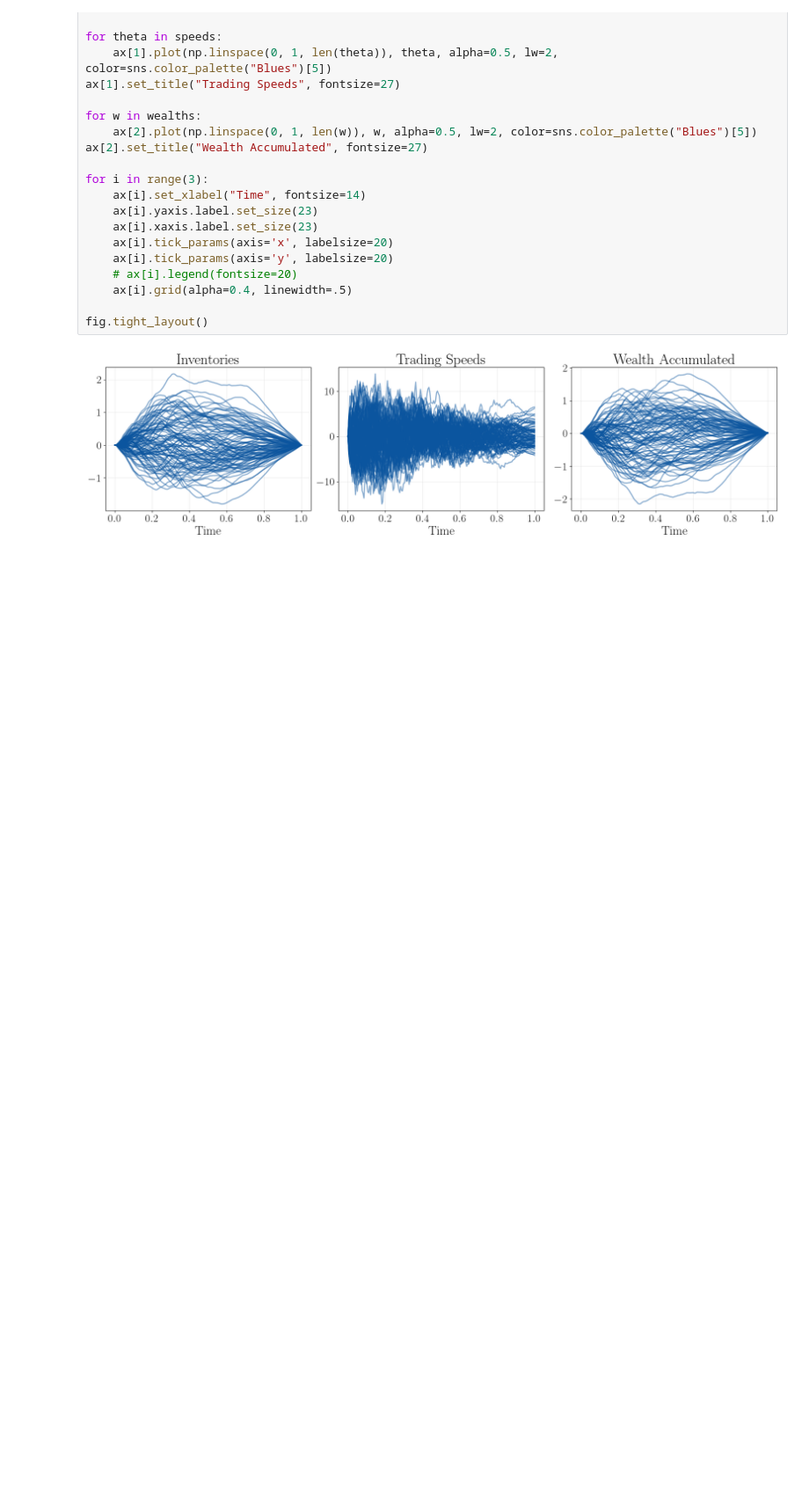
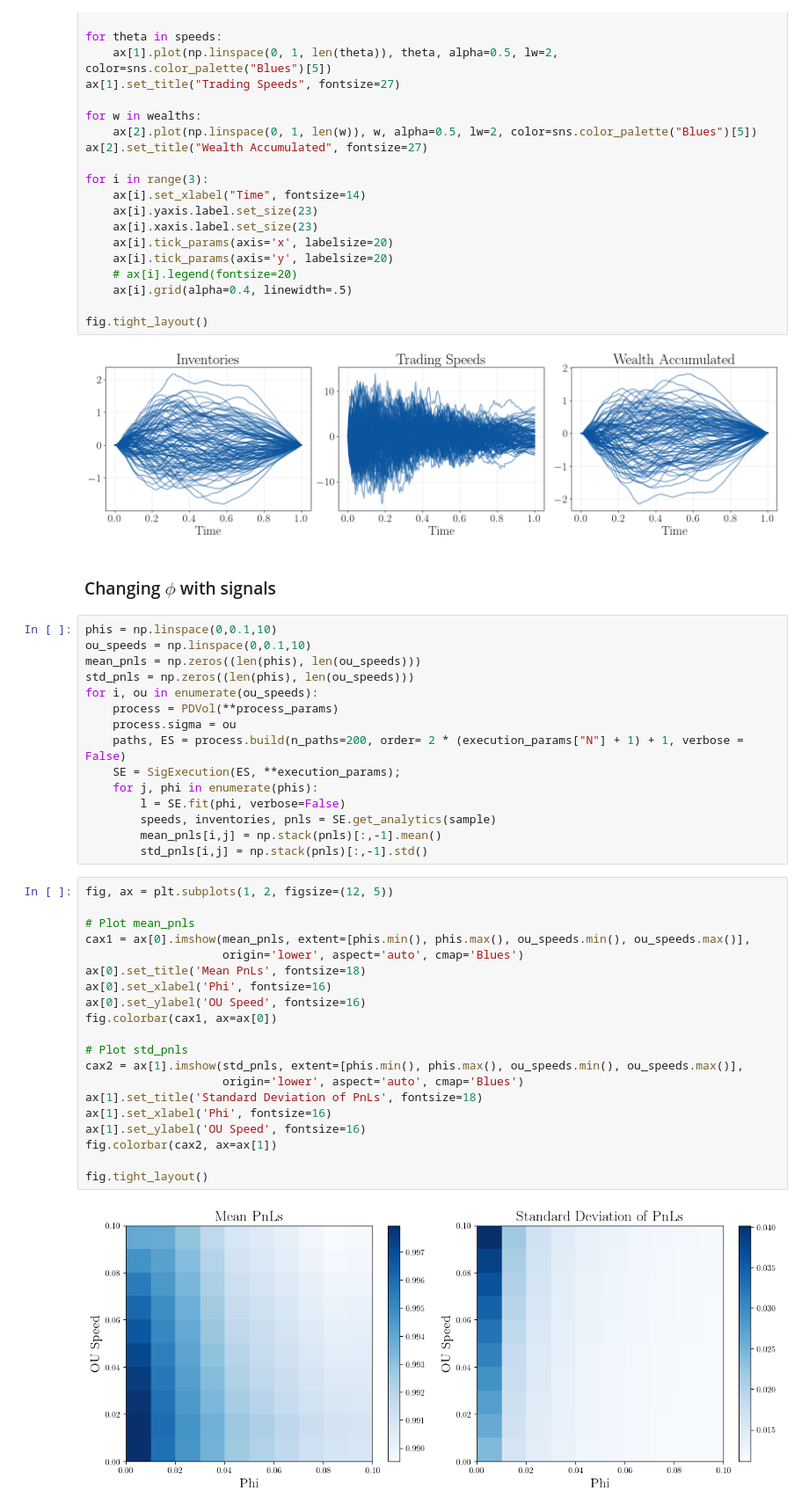
Before and after one commit to owenfutter/signature_trading, a Jupyter notebook: notebooks/optimal_execution/ou.ipynb, the cells around one changed output. Shown at 88% size. Cells and saved outputs as stored; diff of their text form; blank space fills up the shorter version.

```diff
--- a/notebooks/optimal_execution/ou.ipynb
+++ b/notebooks/optimal_execution/ou.ipynb
@@ -166,3 +163,42 @@ for i in range(3):
 fig.tight_layout()
 # %% [output]
 [figure]
+# %% [markdown]
+### Changing $\phi$ with signals
+# %%
+phis = np.linspace(0,0.1,10)
+ou_speeds = np.linspace(0,0.1,10)
+mean_pnls = np.zeros((len(phis), len(ou_speeds)))
+std_pnls = np.zeros((len(phis), len(ou_speeds)))
+for i, ou in enumerate(ou_speeds):
+    process = PDVol(**process_params)
+    process.sigma = ou
+    paths, ES = process.build(n_paths=200, order= 2 * (execution_params["N"] + 1) + 1, verbose = False)
+    SE = SigExecution(ES, **execution_params);
+    for j, phi in enumerate(phis):
+        l = SE.fit(phi, verbose=False)
+        speeds, inventories, pnls = SE.get_analytics(sample)
+        mean_pnls[i,j] = np.stack(pnls)[:,-1].mean()
+        std_pnls[i,j] = np.stack(pnls)[:,-1].std()
+# %%
+fig, ax = plt.subplots(1, 2, figsize=(12, 5))
+
+# Plot mean_pnls
+cax1 = ax[0].imshow(mean_pnls, extent=[phis.min(), phis.max(), ou_speeds.min(), ou_speeds.max()],
+                    origin='lower', aspect='auto', cmap='Blues')
+ax[0].set_title('Mean PnLs', fontsize=18)
+ax[0].set_xlabel('Phi', fontsize=16)
+ax[0].set_ylabel('OU Speed', fontsize=16)
+fig.colorbar(cax1, ax=ax[0])
+
+# Plot std_pnls
+cax2 = ax[1].imshow(std_pnls, extent=[phis.min(), phis.max(), ou_speeds.min(), ou_speeds.max()],
+                    origin='lower', aspect='auto', cmap='Blues')
+ax[1].set_title('Standard Deviation of PnLs', fontsize=18)
+ax[1].set_xlabel('Phi', fontsize=16)
+ax[1].set_ylabel('OU Speed', fontsize=16)
+fig.colorbar(cax2, ax=ax[1])
+
+fig.tight_layout()
+# %% [output]
+[figure, added]
```
Also changed, not shown: parts of 4 cells of this notebook, 2 other files.
